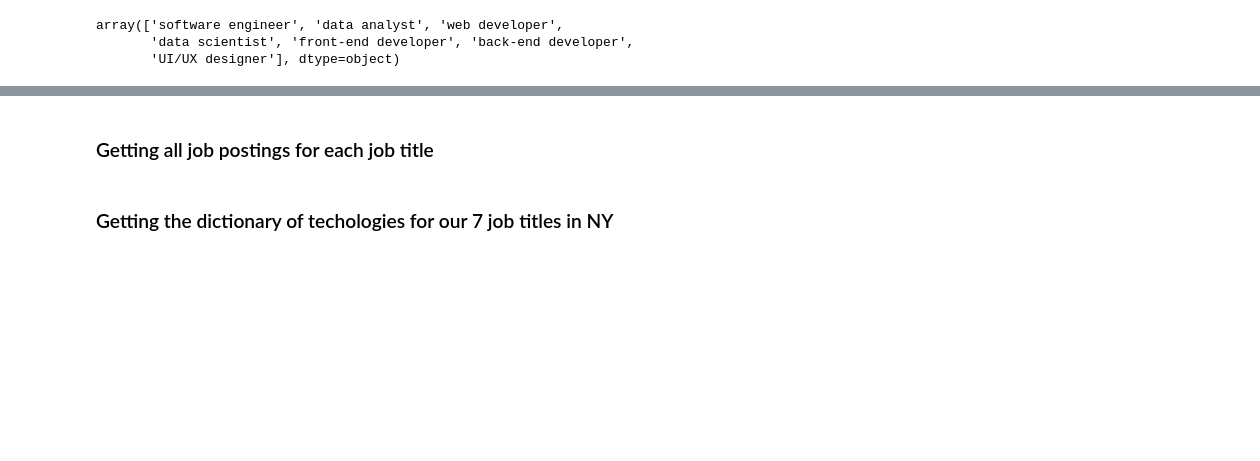
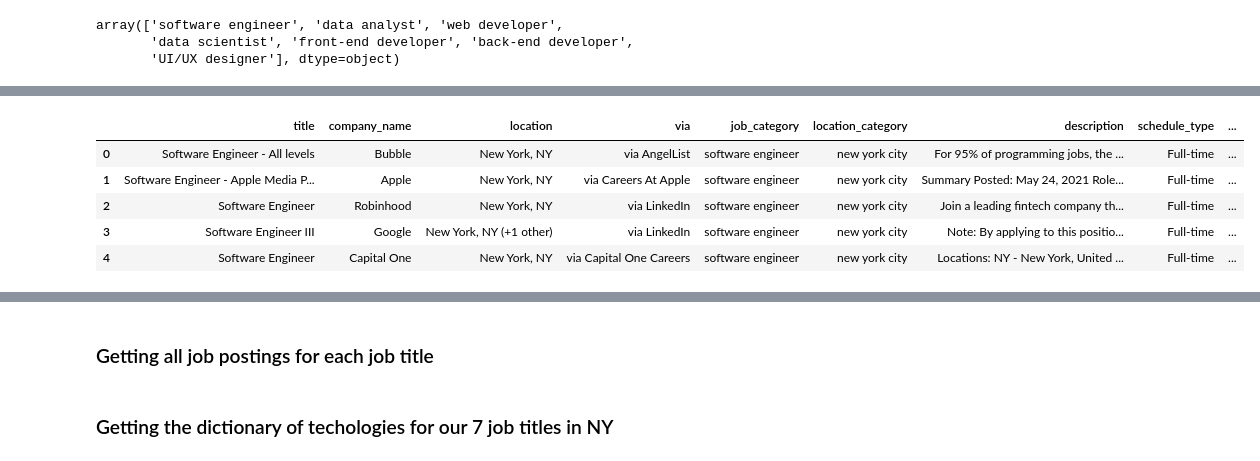
Before and after one commit to jperez29/TKH_casptone_project, a Jupyter notebook: jupyter notebooks/data_analysis_googleAPI.ipynb, the cells around one changed output, grey strips where cells are left out. Cells and saved outputs as stored; diff of their text form; code cells hidden in the pictures; blank space fills up the shorter version.

```diff
--- a/jupyter notebooks/data_analysis_googleAPI.ipynb
+++ b/jupyter notebooks/data_analysis_googleAPI.ipynb
@@ -168,0 +141,9 @@ array(['software engineer', 'data analyst', 'web developer',
+# %%
+df_schedule_type.head()
+# %% [output]
+|  | title | company_name | location | via | job_category | location_category | description | schedule_type | ... |
+| 0 | Software Engineer - All levels | Bubble | New York, NY | via AngelList | software engineer | new york city | For 95% of programming jobs, the ... | Full-time | ... |
+| 1 | Software Engineer - Apple Media P... | Apple | New York, NY | via Careers At Apple | software engineer | new york city | Summary Posted: May 24, 2021 Role... | Full-time | ... |
+| 2 | Software Engineer | Robinhood | New York, NY | via LinkedIn | software engineer | new york city | Join a leading fintech company th... | Full-time | ... |
+| 3 | Software Engineer III | Google | New York, NY (+1 other) | via LinkedIn | software engineer | new york city | Note: By applying to this positio... | Full-time | ... |
+| 4 | Software Engineer | Capital One | New York, NY | via Capital One Careers | software engineer | new york city | Locations: NY - New York, United ... | Full-time | ... |
```
Also changed, not shown: parts of 49 cells of this notebook, 30 other files.
